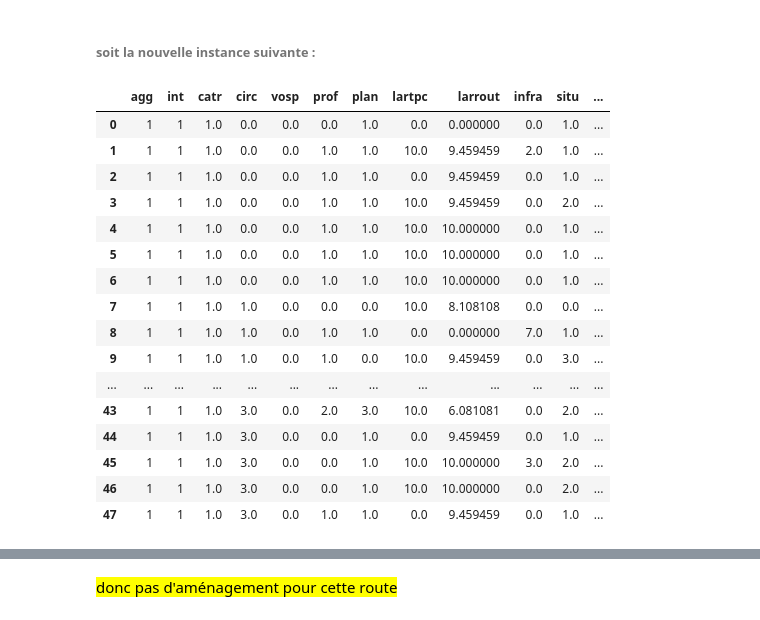
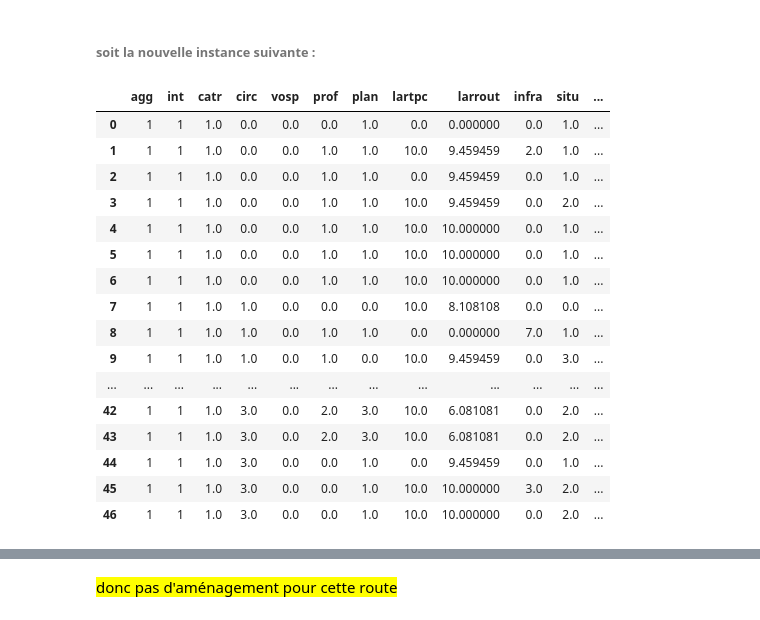
Before and after one commit to Louriz/Accidents-Corporels-France, a Jupyter notebook: notebook.ipynb, the cells around one changed output, grey strips where cells are left out. Drawn from its saved outputs; the diff is of its cells as text; code cells hidden in the pictures.

```diff
--- a/notebook.ipynb
+++ b/notebook.ipynb
@@ -734,26 +734,28 @@ def prediction_new_instance(new_instance):
         print('Road very dangerous')
 # %%
 #validation data :
+col_train =[ 'agg', 'int', 'catr', 'circ', 'vosp', 'prof', 'plan', 'lartpc','larrout' ,'infra', 'situ', 'obs', 'risk_gravity']
+
 validation=df_bretagne.loc[:,col_train]
 # %%
-validation.head(48)
+validation.head(47)
 # %% [output]
 |  | agg | int | catr | circ | vosp | prof | plan | lartpc | larrout | infra | situ | ... |
 | 0 | 1 | 1 | 1.0 | 0.0 | 0.0 | 0.0 | 1.0 | 0.0 | 0.000000 | 0.0 | 1.0 | ... |
 | 1 | 1 | 1 | 1.0 | 0.0 | 0.0 | 1.0 | 1.0 | 10.0 | 9.459459 | 2.0 | 1.0 | ... |
 | 2 | 1 | 1 | 1.0 | 0.0 | 0.0 | 1.0 | 1.0 | 0.0 | 9.459459 | 0.0 | 1.0 | ... |
 | 3 | 1 | 1 | 1.0 | 0.0 | 0.0 | 1.0 | 1.0 | 10.0 | 9.459459 | 0.0 | 2.0 | ... |
 | 4 | 1 | 1 | 1.0 | 0.0 | 0.0 | 1.0 | 1.0 | 10.0 | 10.000000 | 0.0 | 1.0 | ... |
 | 5 | 1 | 1 | 1.0 | 0.0 | 0.0 | 1.0 | 1.0 | 10.0 | 10.000000 | 0.0 | 1.0 | ... |
 | 6 | 1 | 1 | 1.0 | 0.0 | 0.0 | 1.0 | 1.0 | 10.0 | 10.000000 | 0.0 | 1.0 | ... |
 | 7 | 1 | 1 | 1.0 | 1.0 | 0.0 | 0.0 | 0.0 | 10.0 | 8.108108 | 0.0 | 0.0 | ... |
 | 8 | 1 | 1 | 1.0 | 1.0 | 0.0 | 1.0 | 1.0 | 0.0 | 0.000000 | 7.0 | 1.0 | ... |
 | 9 | 1 | 1 | 1.0 | 1.0 | 0.0 | 1.0 | 0.0 | 10.0 | 9.459459 | 0.0 | 3.0 | ... |
 | ... | ... | ... | ... | ... | ... | ... | ... | ... | ... | ... | ... | ... |
+| 42 | 1 | 1 | 1.0 | 3.0 | 0.0 | 2.0 | 3.0 | 10.0 | 6.081081 | 0.0 | 2.0 | ... |
 | 43 | 1 | 1 | 1.0 | 3.0 | 0.0 | 2.0 | 3.0 | 10.0 | 6.081081 | 0.0 | 2.0 | ... |
 | 44 | 1 | 1 | 1.0 | 3.0 | 0.0 | 0.0 | 1.0 | 0.0 | 9.459459 | 0.0 | 1.0 | ... |
 | 45 | 1 | 1 | 1.0 | 3.0 | 0.0 | 0.0 | 1.0 | 10.0 | 10.000000 | 3.0 | 2.0 | ... |
 | 46 | 1 | 1 | 1.0 | 3.0 | 0.0 | 0.0 | 1.0 | 10.0 | 10.000000 | 0.0 | 2.0 | ... |
-| 47 | 1 | 1 | 1.0 | 3.0 | 0.0 | 1.0 | 1.0 | 0.0 | 9.459459 | 0.0 | 1.0 | ... |
 # %%
 #validation for the first road :
```
Also changed, not shown: parts of 4 cells of this notebook.
